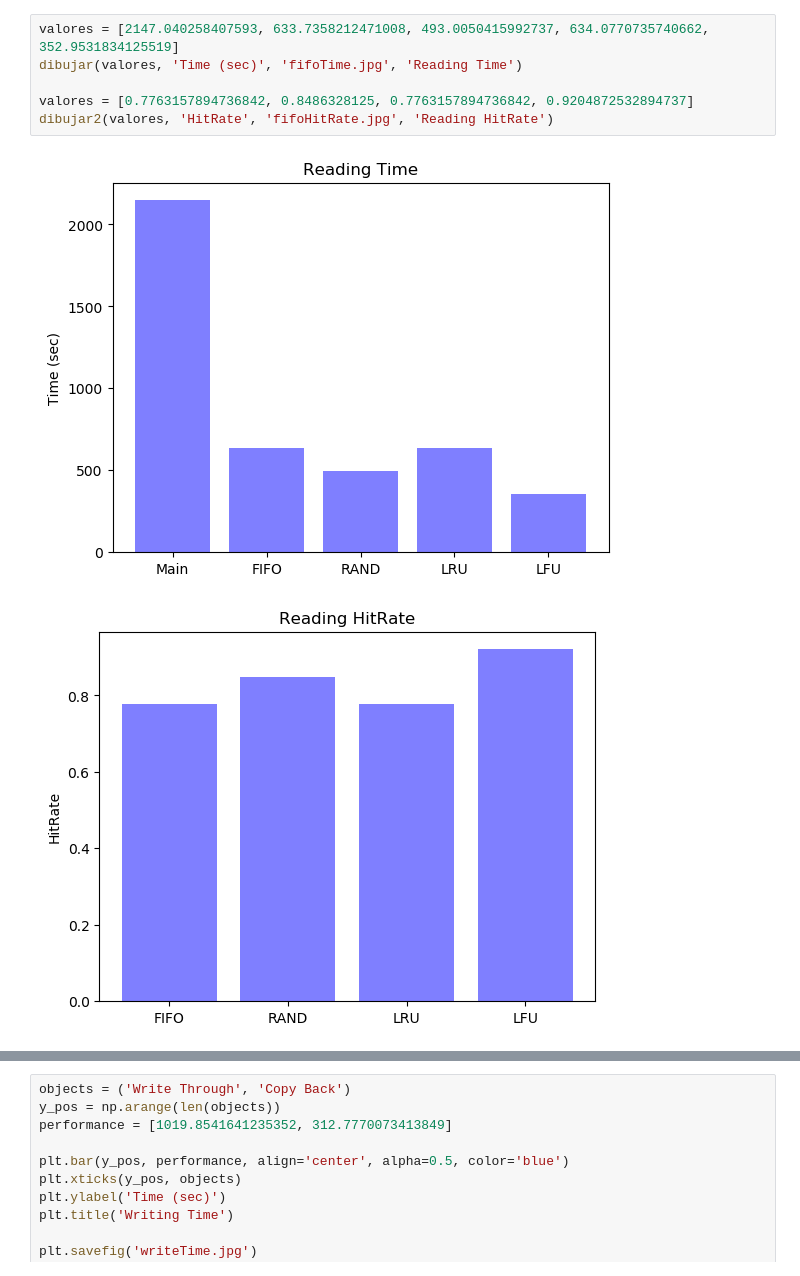
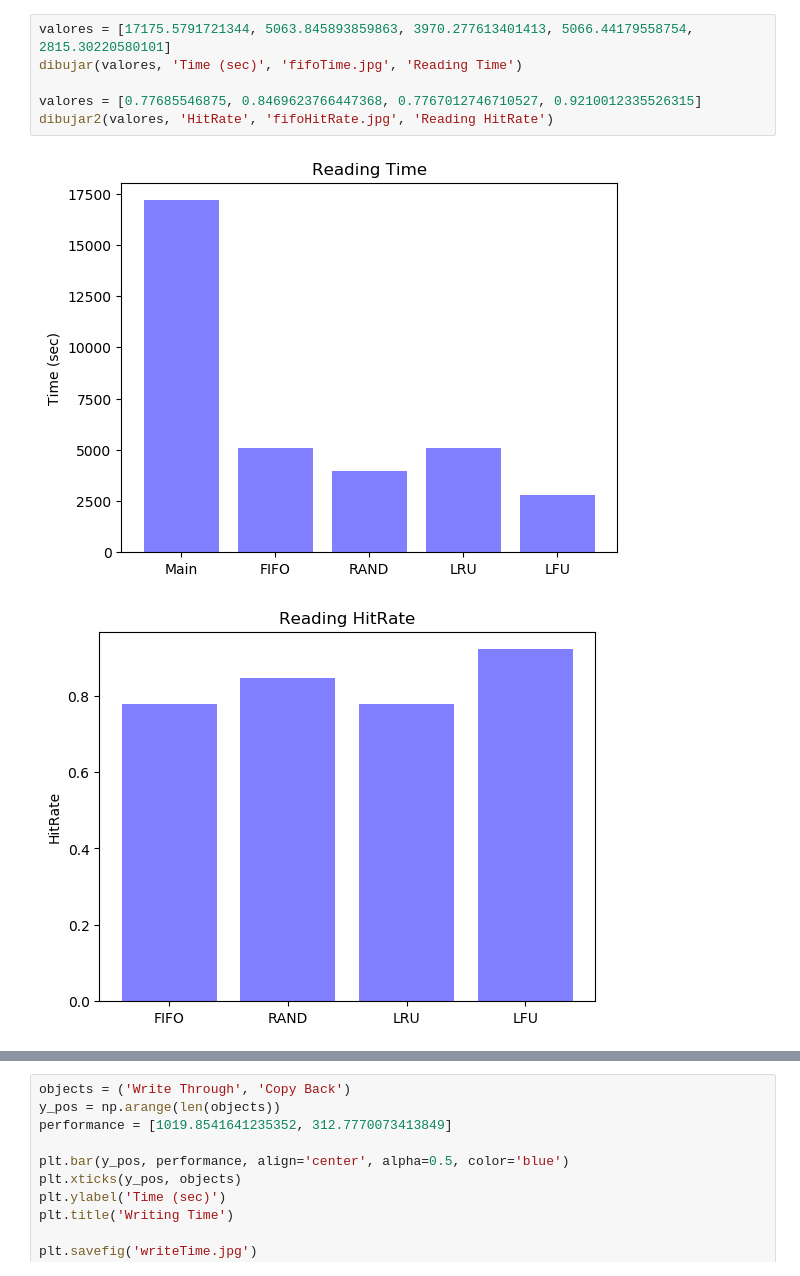
Before and after one commit to MascittiJA/aac, a Jupyter notebook: graficos.ipynb, the cells around one changed output, grey strips where cells are left out. Drawn from its saved outputs; the diff is of its cells as text.

```diff
--- a/graficos.ipynb
+++ b/graficos.ipynb
@@ -63,10 +63,10 @@ dibujar2(valores, 'HitRate', 'randomHitRate.jpg', 'Random Reading HitRate')
 # %%
-valores = [2147.040258407593, 633.7358212471008, 493.0050415992737, 634.0770735740662, 352.9531834125519]
+valores = [17175.5791721344, 5063.845893859863, 3970.277613401413, 5066.44179558754, 2815.30220580101]
 dibujar(valores, 'Time (sec)', 'fifoTime.jpg', 'Reading Time')
 
-valores = [0.7763157894736842, 0.8486328125, 0.7763157894736842, 0.9204872532894737]
+valores = [0.77685546875, 0.8469623766447368, 0.7767012746710527, 0.9210012335526315]
 dibujar2(valores, 'HitRate', 'fifoHitRate.jpg', 'Reading HitRate')
 # %% [output]
-[figure, old version]
+[figure, new version]
 [figure]
 # %%
```
Also changed, not shown: parts of 5 cells of this notebook, 10 other files.
